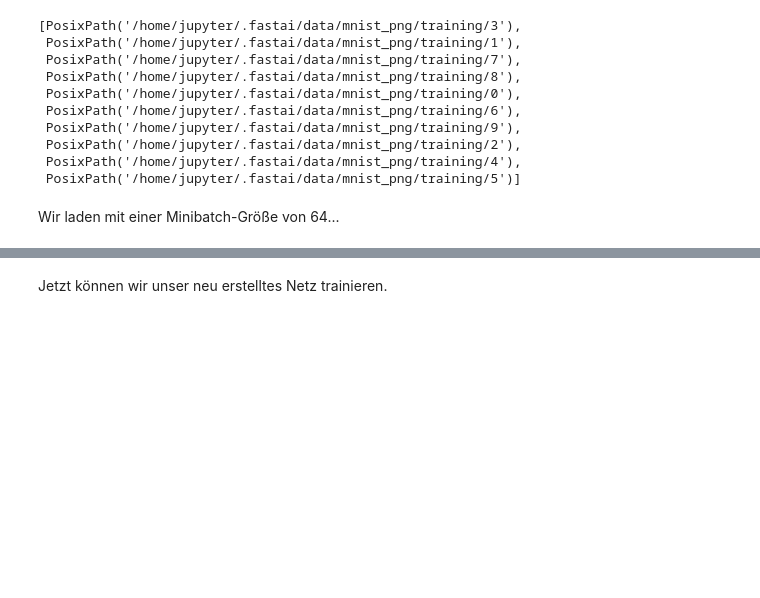
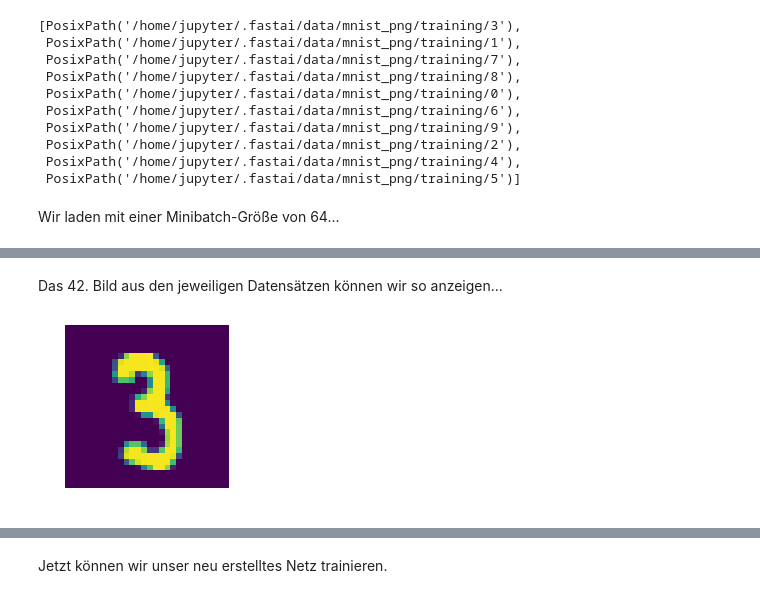
Before and after one commit to y-ph/exxwks-AI, a Jupyter notebook: 03-back-to-the-basics.ipynb, the cells around one changed output, grey strips where cells are left out. Drawn from its saved outputs; the diff is of its cells as text; code cells hidden in the pictures; blank space fills up the shorter version.

```diff
--- a/03-back-to-the-basics.ipynb
+++ b/03-back-to-the-basics.ipynb
@@ -47,0 +91,6 @@ data.show_batch(rows=8, figsize=(15,11))
+# %% [markdown]
+Das 42. Bild aus den jeweiligen Datensätzen können wir so anzeigen...
+# %%
+data.train_ds.x[42].show()
+# %% [output]
+[figure, added]
```
Also changed, not shown: parts of 18 cells of this notebook, 1 other file.
